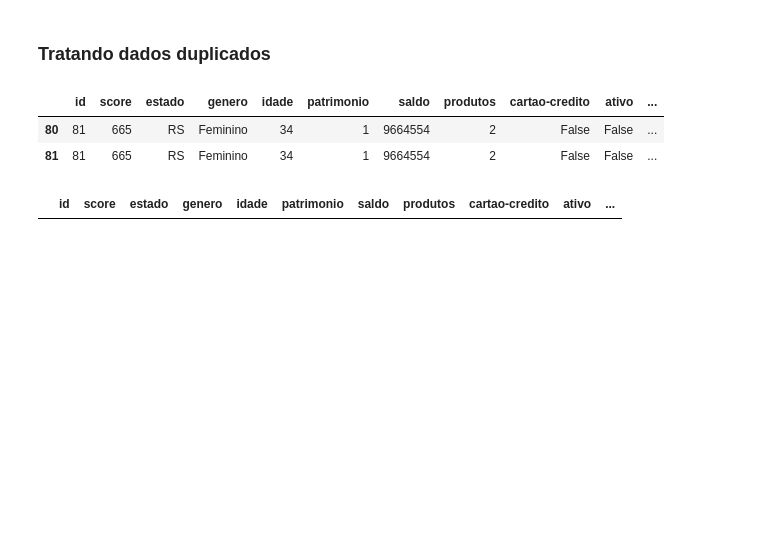
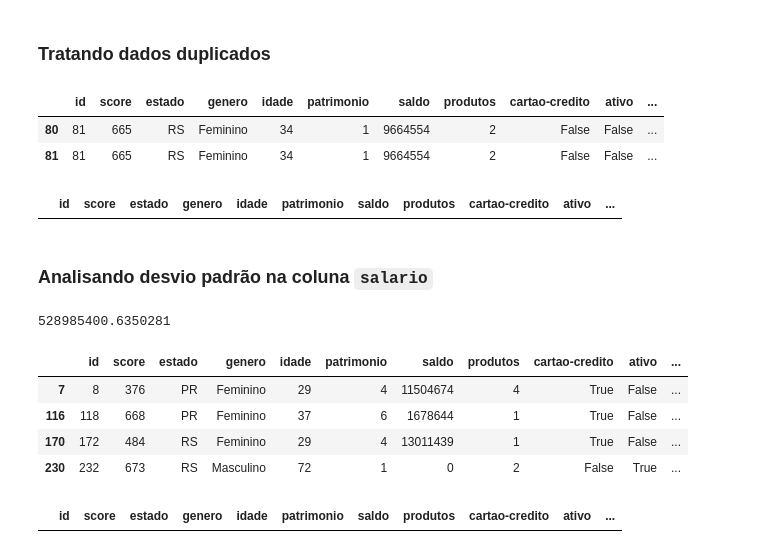
Before and after one commit to feliperromao/datascience-na-pratica, a Jupyter notebook: pandas_tratamento_dados_churn.ipynb, the cells around one changed output. Saved outputs shown, nothing was run; the diff lists cells and outputs as text; code cells hidden in the pictures; blank space fills up the shorter version.

```diff
--- a/pandas_tratamento_dados_churn.ipynb
+++ b/pandas_tratamento_dados_churn.ipynb
@@ -248,3 +248,20 @@ df.drop_duplicates(subset="id", keep="first", inplace=True)
 df[ df.duplicated(["id"], keep=False) ]
 # %% [output]
 |  | id | score | estado | genero | idade | patrimonio | saldo | produtos | cartao-credito | ativo | ... |
+# %% [markdown]
+### Analisando desvio padrão na coluna `salario`
+# %%
+salario_std = df.salario.std()
+salario_std
+# %% [output]
+528985400.6350281
+# %%
+## Verificando se existe salario 2 vezes maior que o desvio padrão
+
+df.loc[df.salario >= salario_std * 2]
+# %% [output]
+|  | id | score | estado | genero | idade | patrimonio | saldo | produtos | cartao-credito | ativo | ... |
+| 7 | 8 | 376 | PR | Feminino | 29 | 4 | 11504674 | 4 | True | False | ... |
+| 116 | 118 | 668 | PR | Feminino | 37 | 6 | 1678644 | 1 | True | False | ... |
+| 170 | 172 | 484 | RS | Feminino | 29 | 4 | 13011439 | 1 | True | False | ... |
+| 230 | 232 | 673 | RS | Masculino | 72 | 1 | 0 | 2 | False | True | ... |
@@ -250,0 +273,4 @@ df[ df.duplicated(["id"], keep=False) ]
+# %%
+df.loc[df.salario >= salario_std * 2]
+# %% [output]
+|  | id | score | estado | genero | idade | patrimonio | saldo | produtos | cartao-credito | ativo | ... |
```
Also changed, not shown: parts of 1 cell of this notebook.
